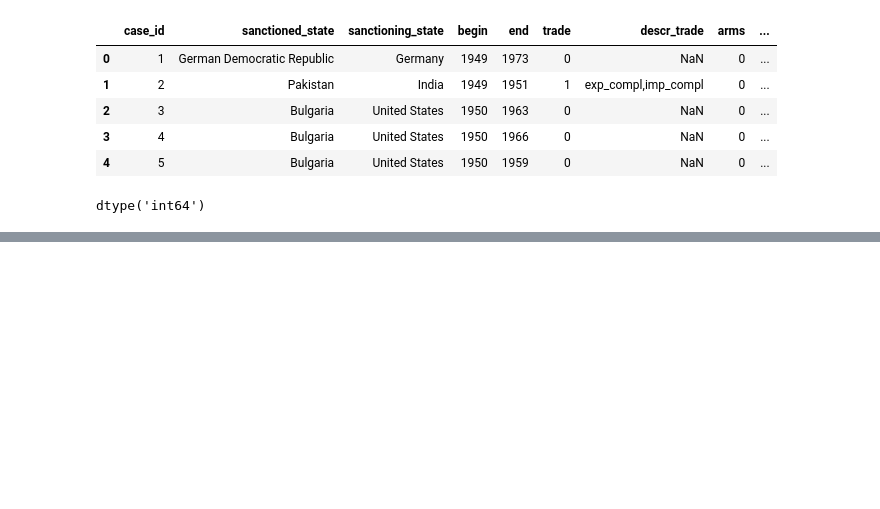
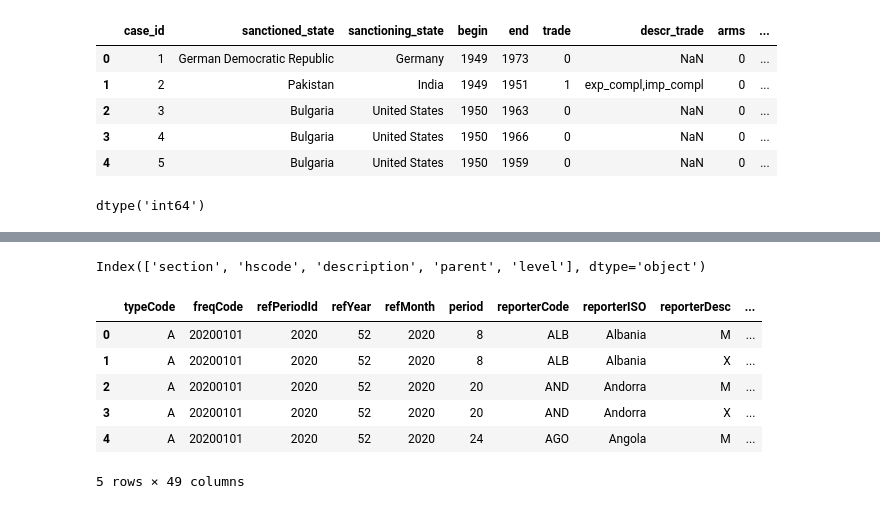
Before and after one commit to Wilsonuep/BI-guacamole, a Jupyter notebook: processing.ipynb, the cells around one changed output, grey strips where cells are left out. Cells and saved outputs as stored; diff of their text form; code cells hidden in the pictures; blank space fills up the shorter version.

Commit message:
Cleaned data_trade

```diff
--- a/processing.ipynb
+++ b/processing.ipynb
@@ -127,3 +127,18 @@ data_macro_indicators.head()
 | 4 | Afghanistan | AFG | Urban land area (sq. km) | AG.LND.TOTL.UR.K2 | .. | .. | .. | ... |
 # %%
 data_macro_indicators.to_csv("data_processed/data_macro_indicators.csv", index=False)
+# %%
+data_hcode.columns
+# %% [output]
+Index(['section', 'hscode', 'description', 'parent', 'level'], dtype='object')
+# %%
+data_trade = pd.merge(data_trade, data_hcode[["description", "hscode"]], left_on="cmdCode", right_on="description", how="left")
+data_trade.head()
+# %% [output]
+|  | typeCode | freqCode | refPeriodId | refYear | refMonth | period | reporterCode | reporterISO | reporterDesc | ... |
+| 0 | A | 20200101 | 2020 | 52 | 2020 | 8 | ALB | Albania | M | ... |
+| 1 | A | 20200101 | 2020 | 52 | 2020 | 8 | ALB | Albania | X | ... |
+| 2 | A | 20200101 | 2020 | 52 | 2020 | 20 | AND | Andorra | M | ... |
+| 3 | A | 20200101 | 2020 | 52 | 2020 | 20 | AND | Andorra | X | ... |
+| 4 | A | 20200101 | 2020 | 52 | 2020 | 24 | AGO | Angola | M | ... |
+5 rows × 49 columns
```
Also changed, not shown: parts of 7 cells of this notebook, 2 other files.
